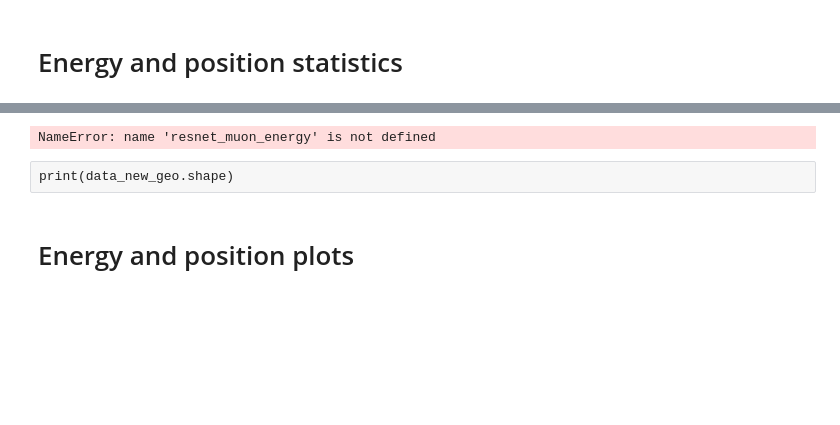
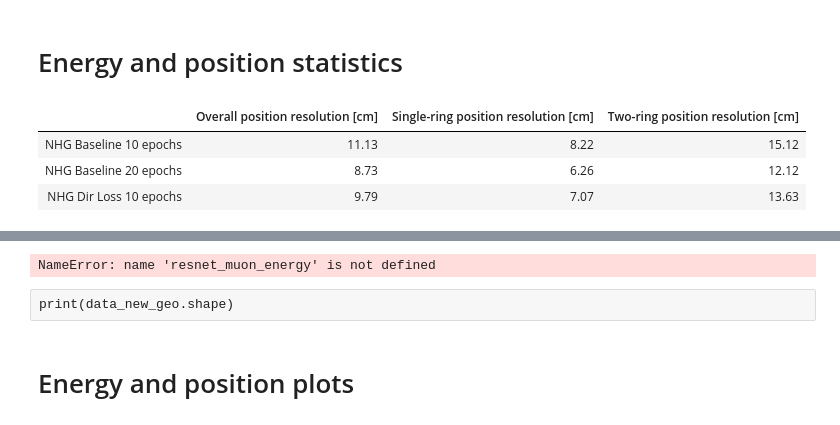
Before and after one commit to cid02219585/WatChMaL, a Jupyter notebook: regression_analysis_multi.ipynb, the cells around one changed output, grey strips where cells are left out. Cells and saved outputs as stored; diff of their text form; code cells hidden in the pictures; blank space fills up the shorter version.

```diff
--- a/regression_analysis_multi.ipynb
+++ b/regression_analysis_multi.ipynb
@@ -450,5 +478,26 @@ for r in ht_variable_position_event:
 # %% [markdown]
 # Energy and position statistics
+# %%
+tabulate_statistics(
+    nhg_variable_position_event,
+    quantities=[
+        "mean_position_3d_error_per_event",
+        "single_ring_mean_position_3d_error_per_event",
+        "two_ring_mean_position_3d_error_per_event",
+    ],
+    stat_labels=[
+        "Overall position resolution [cm]",
+        "Single-ring position resolution [cm]",
+        "Two-ring position resolution [cm]",
+    ],
+    statistic="resolution",
+    transpose=True,
+)
+# %% [output]
+|  | Overall position resolution [cm] | Single-ring position resolution [cm] | Two-ring position resolution [cm] |
+| NHG Baseline 10 epochs | 11.13 | 8.22 | 15.12 |
+| NHG Baseline 20 epochs | 8.73 | 6.26 | 12.12 |
+| NHG Dir Loss 10 epochs | 9.79 | 7.07 | 13.63 |
 # %%
 tabulate_statistics(
     ht_variable_position_event,
```
Also changed, not shown: parts of 8 cells of this notebook, 2 other files.
